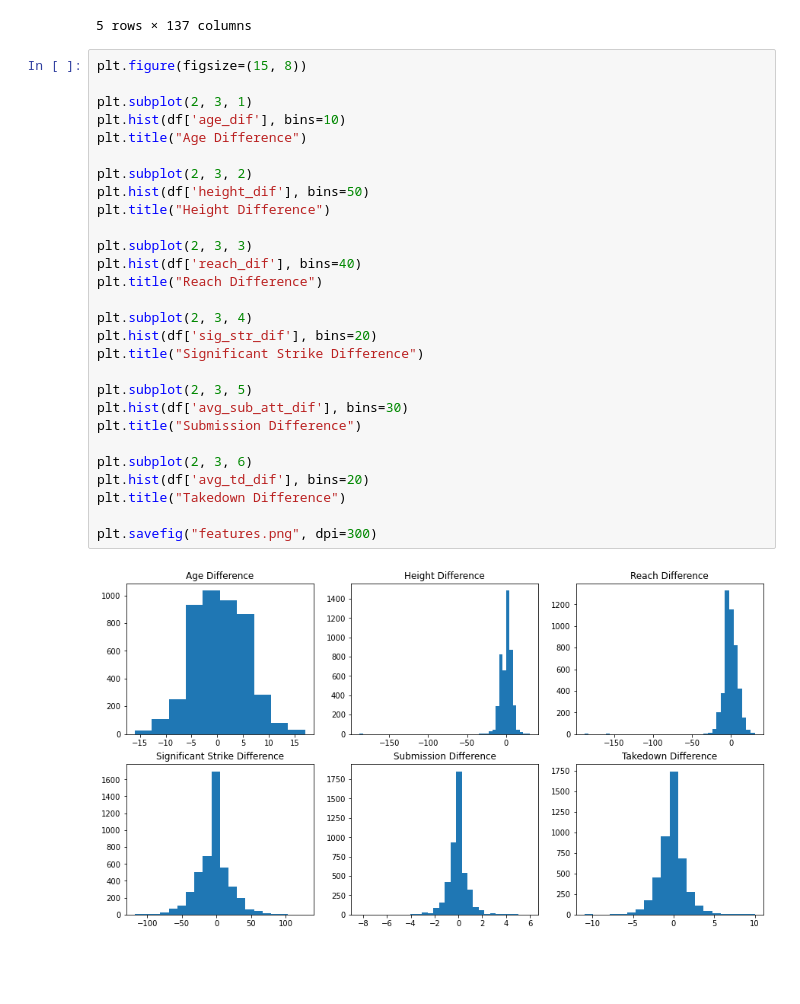
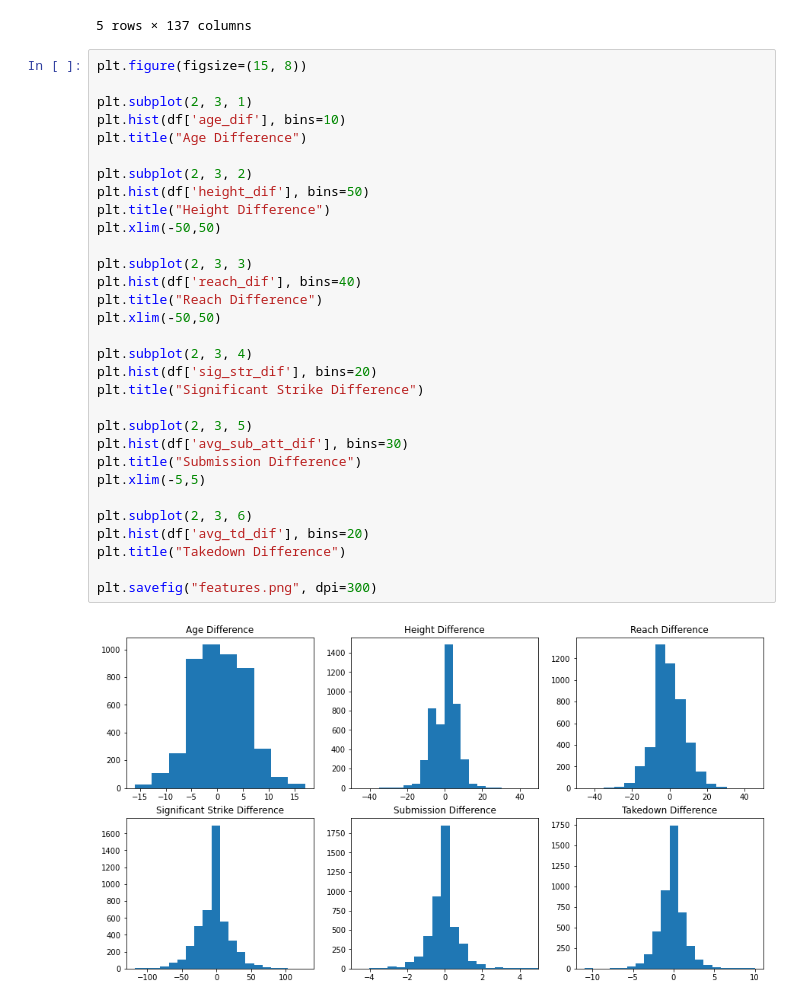
Before and after one commit to nickmangarella/ufc-predictive-model, a Jupyter notebook: ufc_features.ipynb, the cells around one changed output. Cells and saved outputs as stored; diff of their text form; blank space fills up the shorter version.

Commit message:
change xlim

```diff
--- a/ufc_features.ipynb
+++ b/ufc_features.ipynb
@@ -19,30 +19,33 @@ df.head()
 # %%
 plt.figure(figsize=(15, 8))
 
 plt.subplot(2, 3, 1)
 plt.hist(df['age_dif'], bins=10)
 plt.title("Age Difference")
 
 plt.subplot(2, 3, 2)
 plt.hist(df['height_dif'], bins=50)
 plt.title("Height Difference")
+plt.xlim(-50,50)
 
 plt.subplot(2, 3, 3)
 plt.hist(df['reach_dif'], bins=40)
 plt.title("Reach Difference")
+plt.xlim(-50,50)
 
 plt.subplot(2, 3, 4)
 plt.hist(df['sig_str_dif'], bins=20)
 plt.title("Significant Strike Difference")
 
 plt.subplot(2, 3, 5)
 plt.hist(df['avg_sub_att_dif'], bins=30)
 plt.title("Submission Difference")
+plt.xlim(-5,5)
 
 plt.subplot(2, 3, 6)
 plt.hist(df['avg_td_dif'], bins=20)
 plt.title("Takedown Difference")
 
 plt.savefig("features.png", dpi=300)
 # %% [output]
-[figure, old version]
+[figure, new version]
```
Also changed, not shown: 1 other file.
